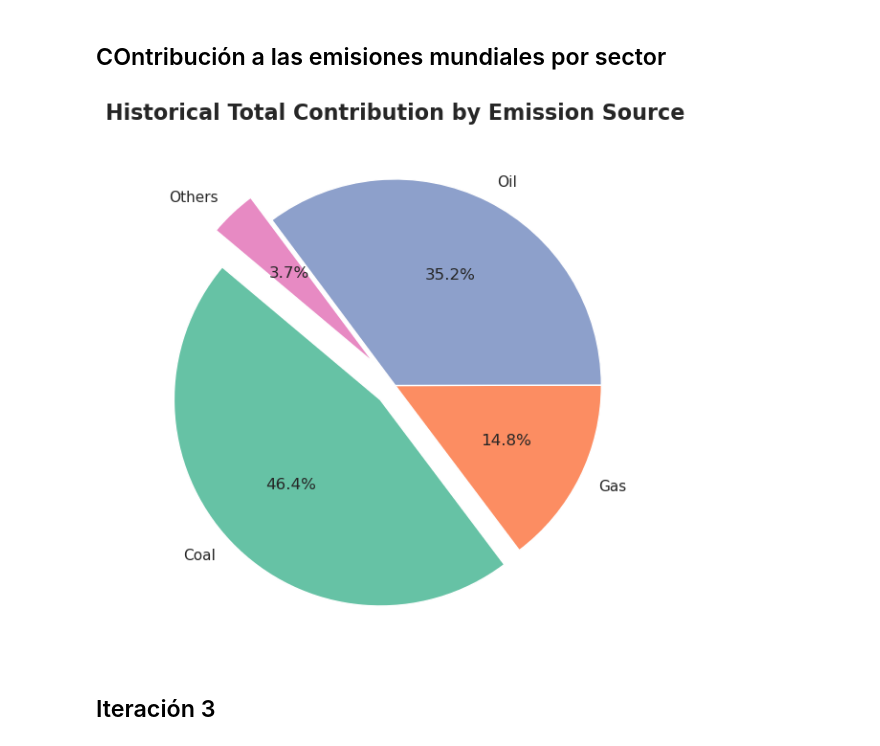
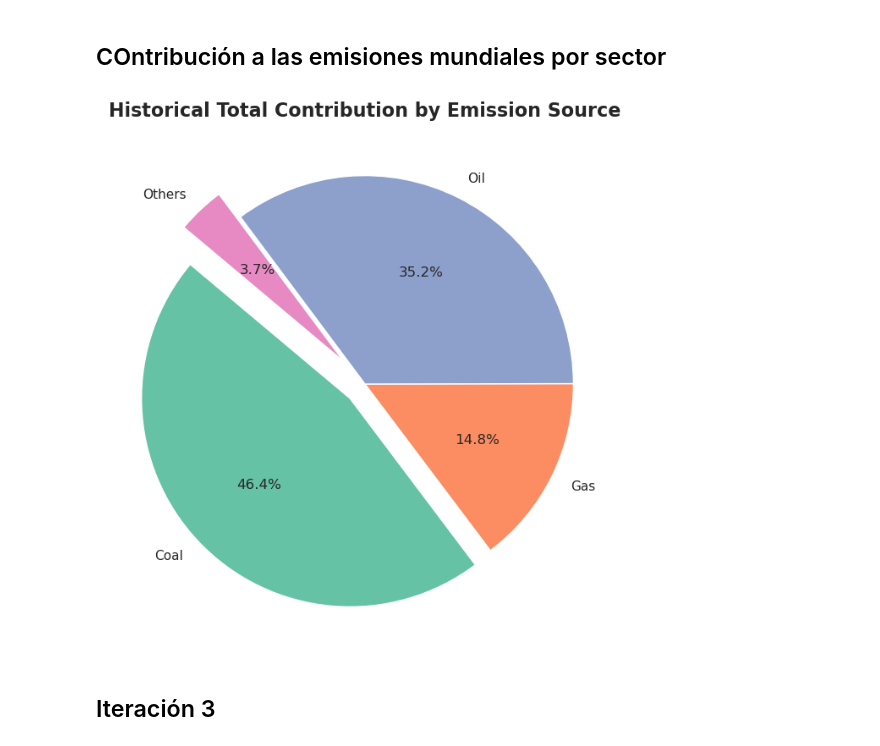
Before and after one commit to Sergio0602/Project-2--EDA, a Jupyter notebook: question-2.ipynb, the cells around one changed output. Saved outputs shown, nothing was run; the diff lists cells and outputs as text; code cells hidden in the pictures.

```diff
--- a/question-2.ipynb
+++ b/question-2.ipynb
@@ -456,34 +456,34 @@ df_world_cement_flagrant
 # %%
 df_world_contribution = df[df['country'] == 'World'][["year", "coal_co2", "gas_co2", "oil_co2", "flaring_co2", "cement_co2"]]
 total_contributions = df_world_contribution[["coal_co2", "gas_co2", "oil_co2", "flaring_co2", "cement_co2"]].sum()
 
 contributions_pie = {
     "Coal": total_contributions["coal_co2"],
     "Gas": total_contributions["gas_co2"],
     "Oil": total_contributions["oil_co2"],
     "Others": total_contributions["flaring_co2"] + total_contributions["cement_co2"]
 }
 
 sns.set(style="whitegrid")
 
 
-plt.figure(figsize=(9, 7))
+plt.figure(figsize=(10, 8))
 
 
 colors = sns.color_palette("Set2", len(contributions_pie))
 
 explode = (0.1, 0, 0, 0.15)
 
 
 plt.pie(contributions_pie.values(), labels=contributions_pie.keys(), autopct='%1.1f%%', startangle=140, colors=colors, explode=explode)
 
 
 plt.title("Historical Total Contribution by Emission Source", fontsize=16, weight='bold')
 
 
 plt.show()
 # %% [output]
-[figure, old version]
+[figure, new version]
 # %% [markdown]
 ## Iteración 3
 # %% [markdown]
```
Also changed, not shown: parts of 1 cell of this notebook, 1 other file.
